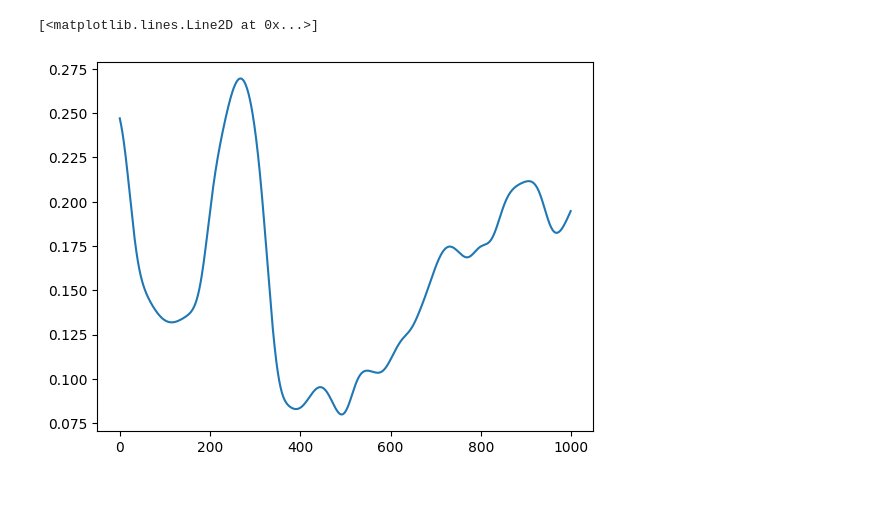
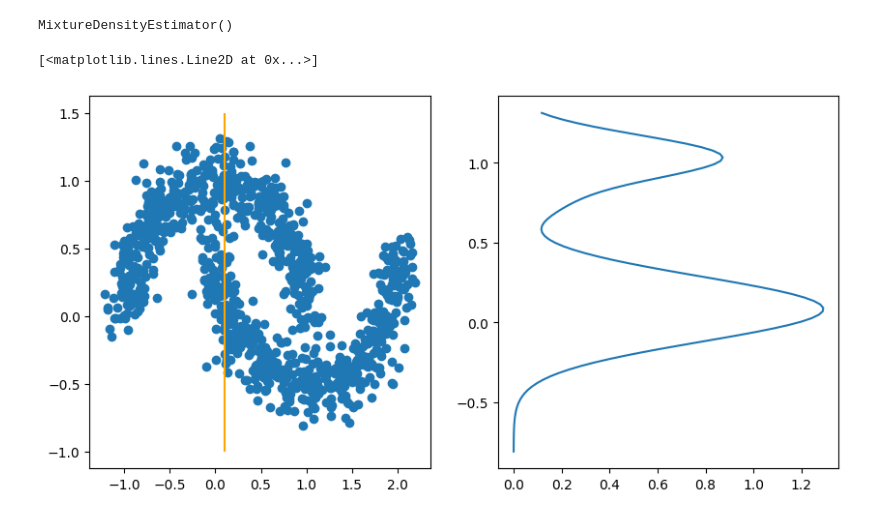
Before and after one commit to koaning/scikit-mdn, a Jupyter notebook: mdn.ipynb, the cells around one changed output. Cells and saved outputs as stored; diff of their text form; code cells hidden in the pictures.

```diff
--- a/mdn.ipynb
+++ b/mdn.ipynb
@@ -184,0 +7,16 @@ ScatterWidget()
+# %%
+import numpy as np
+from sklearn.datasets import make_moons
+# Generate dataset
+n_samples = 1000
+X_full, _ = make_moons(n_samples=n_samples, noise=0.1)
+X = X_full[:, 0].reshape(-1, 1)  # Use only the first column as input
+Y = X_full[:, 1].reshape(-1, 1)  # Predict the second column
+
+# Add some noise to Y to make the problem more suitable for MDN
+Y += 0.1 * np.random.randn(n_samples, 1)
+# %%
+mdn = MixtureDensityEstimator()
+mdn.fit(X, Y)
+# %% [output]
+MixtureDensityEstimator()
@@ -187,5 +26,0 @@ pi, mu, sigma = model(X)
-# %%
-plt.plot(sigma.sum(axis=1).detach())
-# %% [output]
-[<matplotlib.lines.Line2D at 0x...>]
-[figure, removed]
@@ -191,0 +30,14 @@ plt.plot(sigma.sum(axis=1).detach())
+# %%
+x = 0.1
+
+pdf, ys = mdn.pdf(np.array([x]).reshape(1, -1))
+
+plt.figure(figsize=(10, 5))
+plt.subplot(121)
+plt.scatter(X, Y)
+plt.vlines(ymin=-1, ymax=1.5, x=x, color='orange')
+plt.subplot(122)
+plt.plot(pdf[0], ys)
+# %% [output]
+[<matplotlib.lines.Line2D at 0x...>]
+[figure, added]
```
Also changed, not shown: parts of 11 cells of this notebook, 3 other files.
